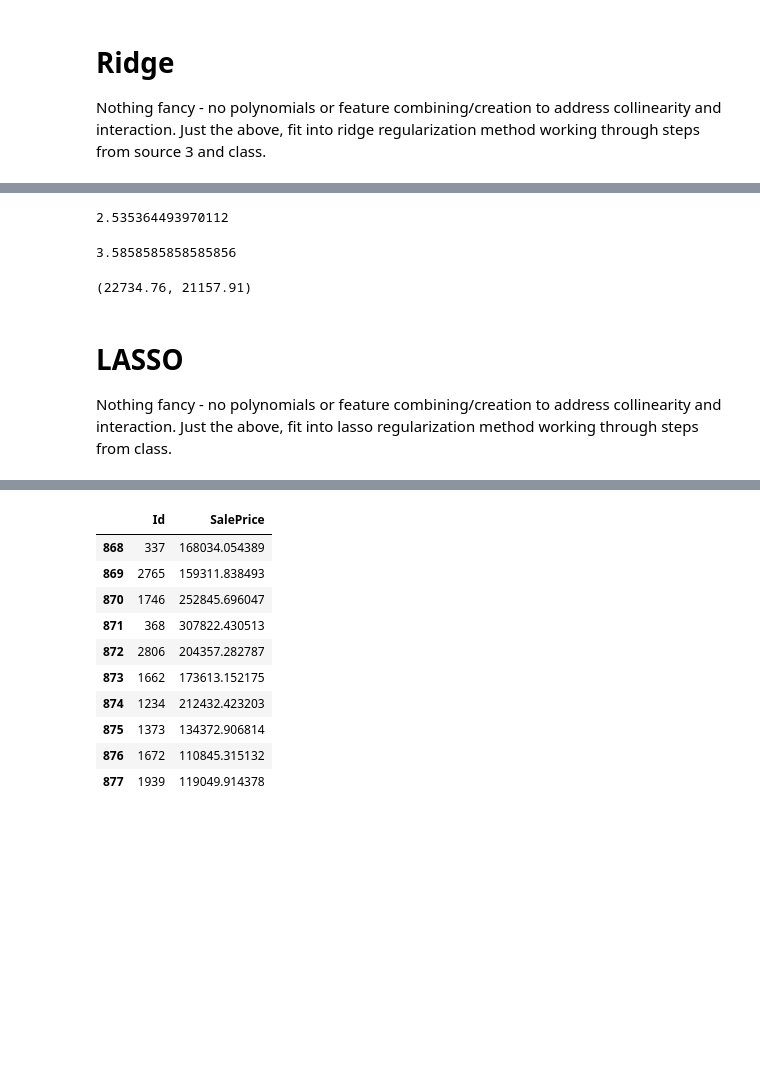
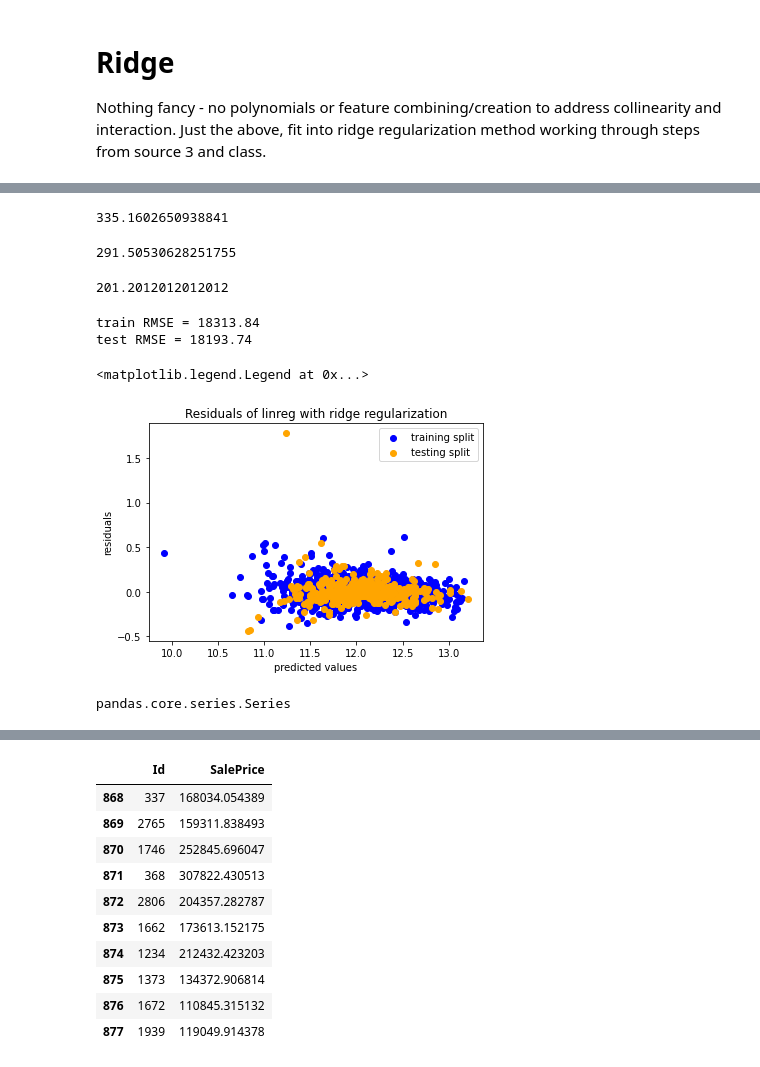
Before and after one commit to welcometohelen/firstkaggle_ames_housing, a Jupyter notebook: Project2_Take_Two.ipynb, the cells around one changed output, grey strips where cells are left out. Saved outputs shown, nothing was run; the diff lists cells and outputs as text; code cells hidden in the pictures; blank space fills up the shorter version.

Commit message:
pau kaggle

```diff
--- a/Project2_Take_Two.ipynb
+++ b/Project2_Take_Two.ipynb
@@ -676,24 +659,55 @@ X_train, X_test, y_train, y_test = train_test_split(X, y, test_size=.2, random_s
+# %%
+X = training_contlog[training_contlog.columns.drop('saleprice')]
+y = training_contlog['saleprice']
+X_train, X_test, y_train, y_test = train_test_split(X, y, test_size=.2, random_state=42)
+ss = StandardScaler()
+Z_train = ss.fit_transform(X_train)
+Z_test = ss.transform(X_test)
 # %%
 r_alphas = np.logspace(0,5,100)
-ridge= RidgeCV(alphas=r_alphas)
-ridge.fit(X_train, y_train)
+ridge = RidgeCV(alphas=r_alphas)
+ridge.fit(Z_train, y_train)
 alpha1=ridge.alpha_
 alpha1
 # %% [output]
-2.535364493970112
+335.1602650938841
 # %%
-#try again for more precision with alphas centered around the above output
-ridge = RidgeCV(alphas = np.linspace(0,5,100), cv=10)
-ridge.fit(X_train, y_train)
+#try again for more precision with alphas centered around the above alpha output
+# ^^ source 3
+ridge = RidgeCV(alphas = np.logspace(2,3,100), cv=10)
+ridge.fit(Z_train, y_train)
 alpha2 = ridge.alpha_
 alpha2
 # %% [output]
-3.5858585858585856
+291.50530628251755
-# %%
-#ridge rmse train, test.  Baaarely better than lr.  Try lasso?
-mean_squared_error(np.expm1(y_train), np.expm1(ridge.predict(X_train)), squared=False).round(2), mean_squared_error(np.expm1(y_test), np.expm1(ridge.predict(X_test)), squared=False).round(2)
-# %% [output]
-(22734.76, 21157.91)
-# %% [markdown]
-# LASSO
-Nothing fancy - no polynomials or feature combining/creation to address collinearity and interaction.  Just the above, fit into lasso regularization method working through steps from class.
+# %%
+#ENHANCE
+ridge = RidgeCV(alphas = np.linspace(100,400, 1000), cv=5)
+ridge.fit(Z_train, y_train)
+ridge.alpha_
+# %% [output]
+201.2012012012012
+# %%
+model_rmse(ridge, Z_train, Z_test, y_train, y_test) #dang, kaggle score 21.3k
+# %% [output]
+train RMSE = 18313.84
+test RMSE = 18193.74
+# %%
+#visualization from source 3
+y_train_rdg = ridge.predict(Z_train)
+resids_train = y_train_rdg - y_train
+y_test_rdg = ridge.predict(Z_test)
+resids_test = y_test_rdg - y_test
+plt.scatter(y_train_rdg, resids_train, color='blue', label='training split')
+plt.scatter(y_test_rdg, resids_test, color='orange', label='testing split')
+plt.title('Residuals of linreg with ridge regularization')
+plt.xlabel('predicted values')
+plt.ylabel('residuals')
+plt.legend(loc='upper right')
+# %% [output]
+<matplotlib.legend.Legend at 0x...>
+[figure, added]
+# %%
+type(imp_coefs)
+# %% [output]
+pandas.core.series.Series
```
Also changed, not shown: parts of 36 cells of this notebook, 2 other files.
